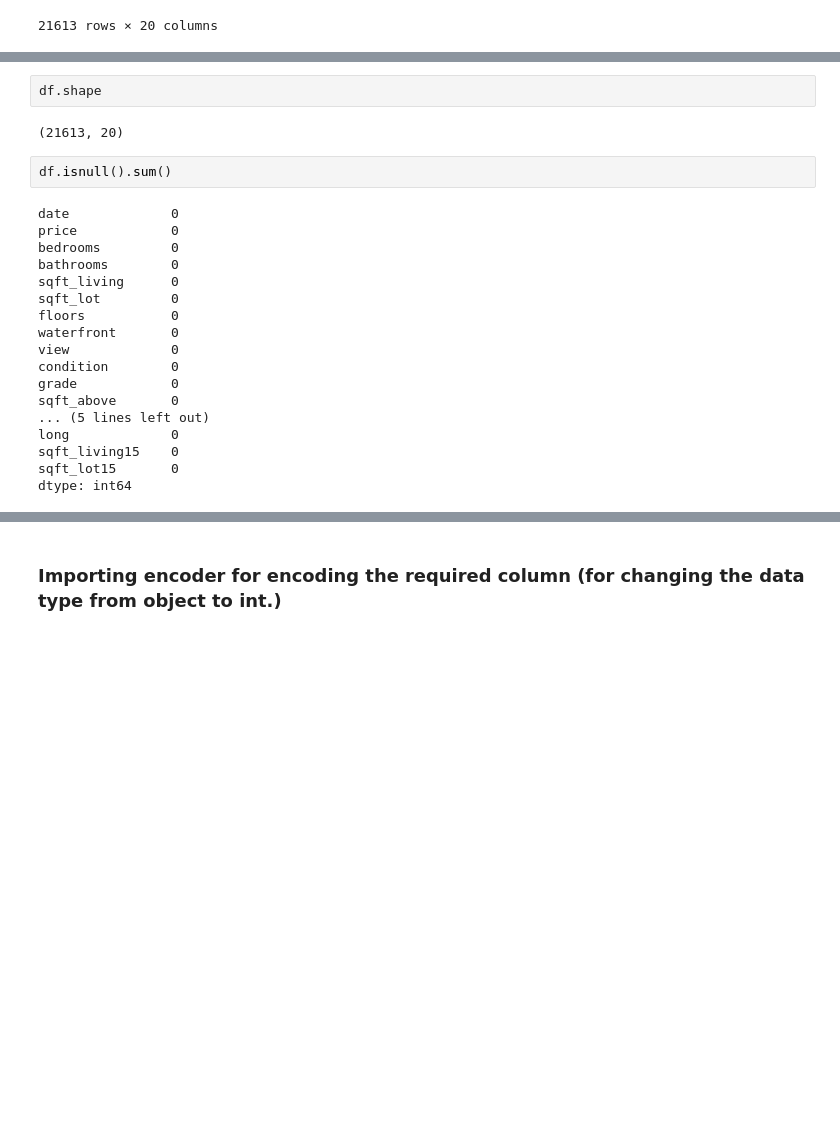
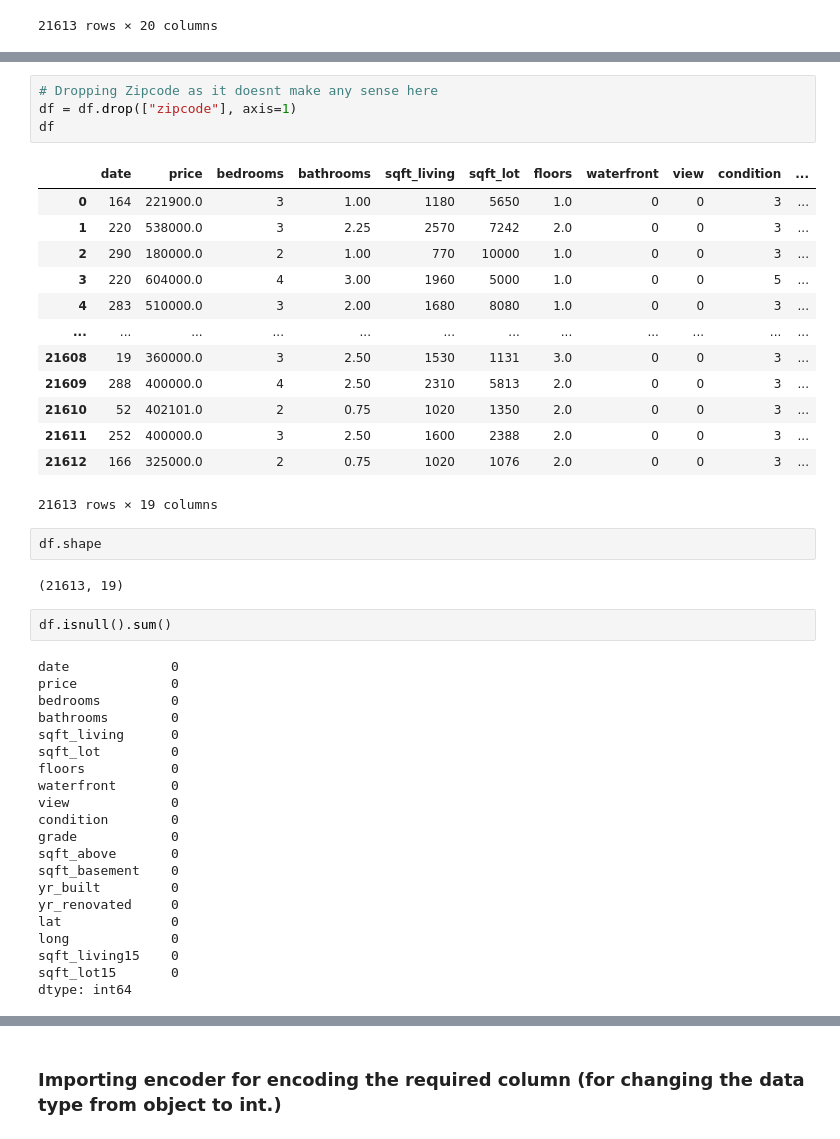
Before and after one commit to Meenutomar/ML_HomePrise, a Jupyter notebook: HomePrice.ipynb, the cells around one changed output, grey strips where cells are left out. Saved outputs shown, nothing was run; the diff lists cells and outputs as text; blank space fills up the shorter version.

```diff
--- a/HomePrice.ipynb
+++ b/HomePrice.ipynb
@@ -68,10 +68,28 @@ df.describe().T
 | long | 21613.0 | -122.213896 | 0.140828 | -122.5190 | -122.328 | -122.2300 | -122.125 | -1.213150e+02 |
 | sqft_living15 | 21613.0 | 1986.552492 | 685.391304 | 399.0000 | 1490.000 | 1840.0000 | 2360.000 | 6.210000e+03 |
 | sqft_lot15 | 21613.0 | 12768.455652 | 27304.179631 | 651.0000 | 5100.000 | 7620.0000 | 10083.000 | 8.712000e+05 |
+# %%
+# Dropping Zipcode as it doesnt make any sense here
+df = df.drop(["zipcode"], axis=1)
+df
+# %% [output]
+|  | date | price | bedrooms | bathrooms | sqft_living | sqft_lot | floors | waterfront | view | condition | ... |
+| 0 | 164 | 221900.0 | 3 | 1.00 | 1180 | 5650 | 1.0 | 0 | 0 | 3 | ... |
+| 1 | 220 | 538000.0 | 3 | 2.25 | 2570 | 7242 | 2.0 | 0 | 0 | 3 | ... |
+| 2 | 290 | 180000.0 | 2 | 1.00 | 770 | 10000 | 1.0 | 0 | 0 | 3 | ... |
+| 3 | 220 | 604000.0 | 4 | 3.00 | 1960 | 5000 | 1.0 | 0 | 0 | 5 | ... |
+| 4 | 283 | 510000.0 | 3 | 2.00 | 1680 | 8080 | 1.0 | 0 | 0 | 3 | ... |
+| ... | ... | ... | ... | ... | ... | ... | ... | ... | ... | ... | ... |
+| 21608 | 19 | 360000.0 | 3 | 2.50 | 1530 | 1131 | 3.0 | 0 | 0 | 3 | ... |
+| 21609 | 288 | 400000.0 | 4 | 2.50 | 2310 | 5813 | 2.0 | 0 | 0 | 3 | ... |
+| 21610 | 52 | 402101.0 | 2 | 0.75 | 1020 | 1350 | 2.0 | 0 | 0 | 3 | ... |
+| 21611 | 252 | 400000.0 | 3 | 2.50 | 1600 | 2388 | 2.0 | 0 | 0 | 3 | ... |
+| 21612 | 166 | 325000.0 | 2 | 0.75 | 1020 | 1076 | 2.0 | 0 | 0 | 3 | ... |
+21613 rows × 19 columns
 # %%
 df.shape
 # %% [output]
-(21613, 20)
+(21613, 19)
 # %%
 df.isnull().sum()
 # %% [output]
@@ -87,7 +105,10 @@ view             0
 condition        0
 grade            0
 sqft_above       0
-... (5 lines left out)
+sqft_basement    0
+yr_built         0
+yr_renovated     0
+lat              0
 long             0
 sqft_living15    0
 sqft_lot15       0
```
Also changed, not shown: parts of 4 cells of this notebook.
